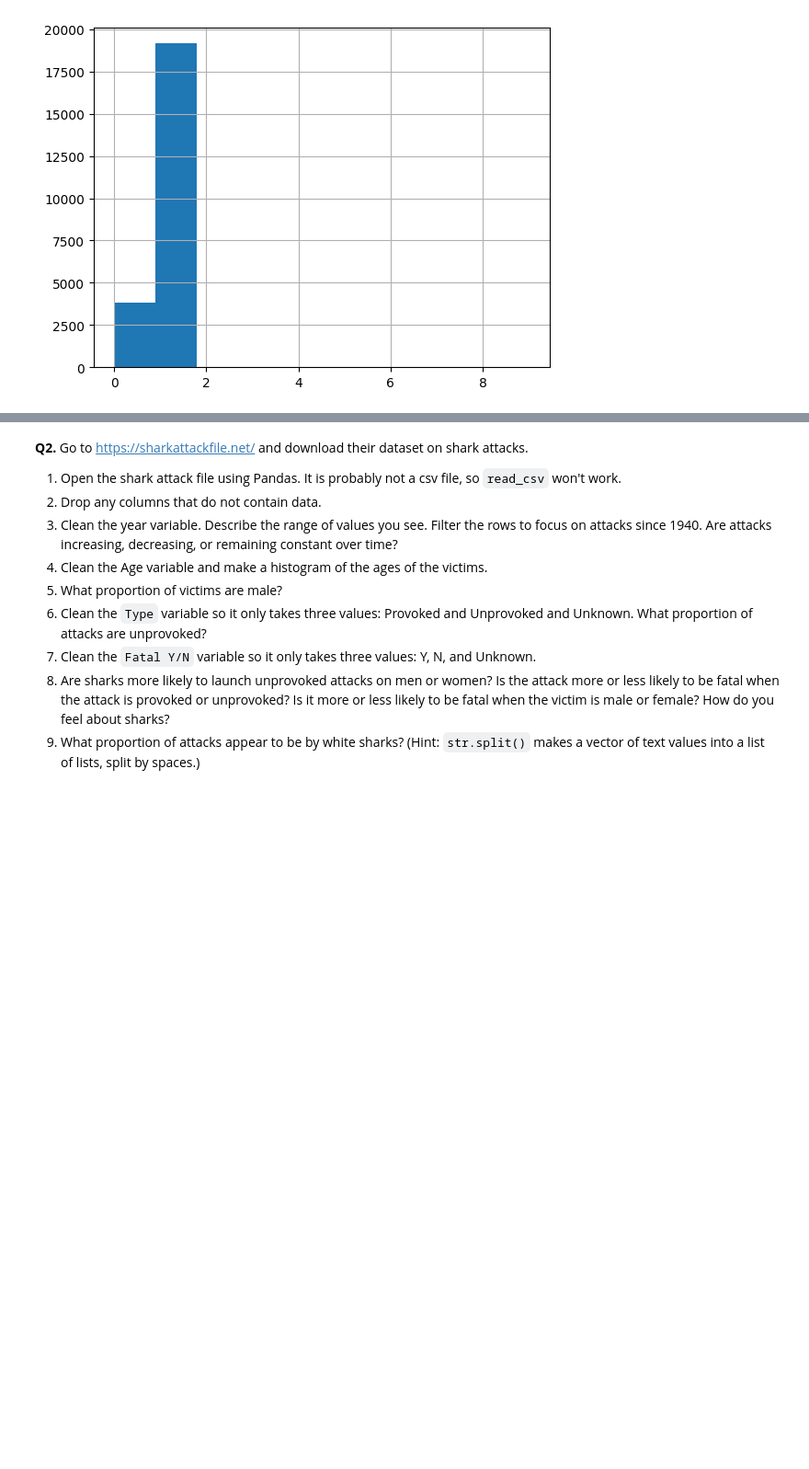
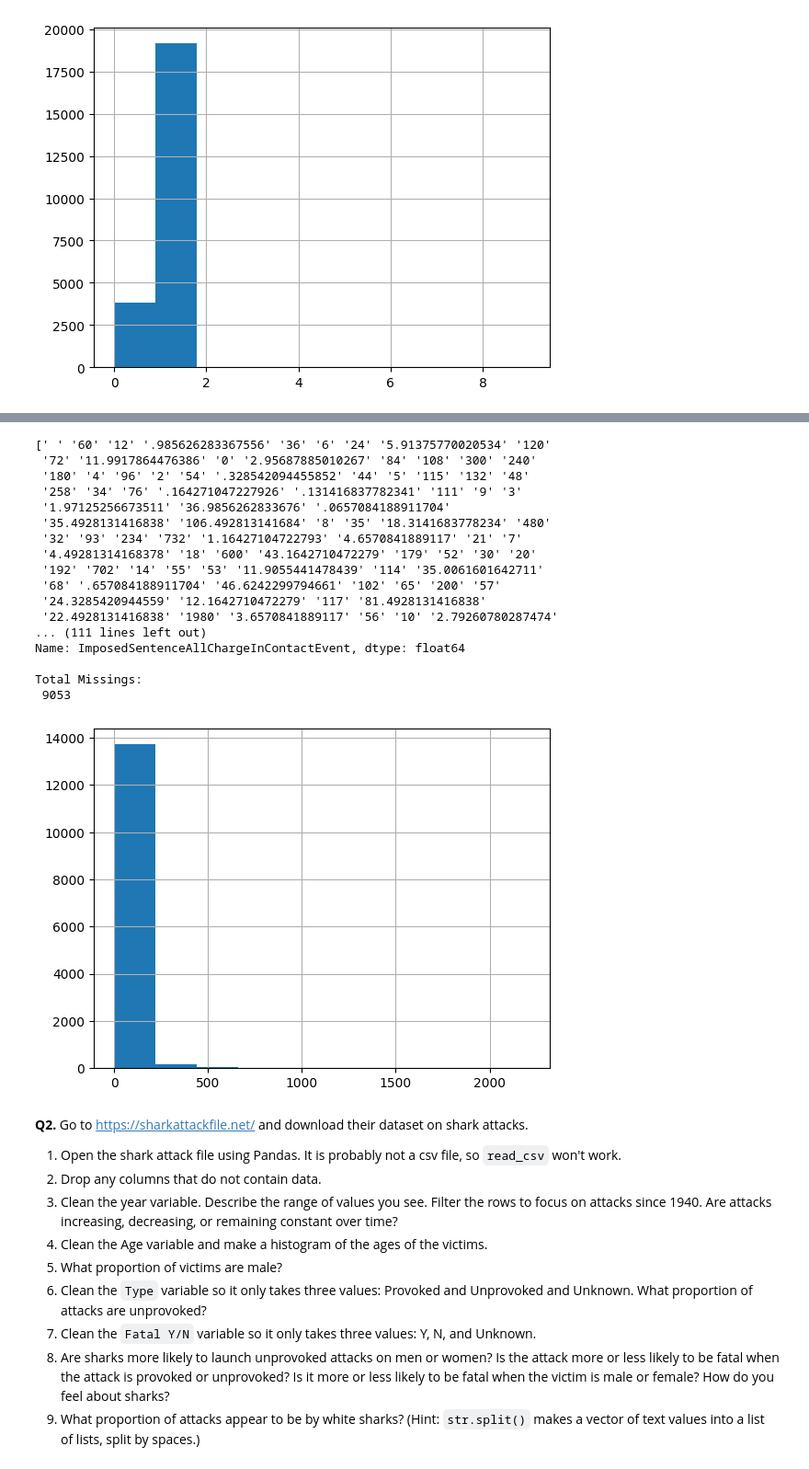
Before and after one commit to elyse-undan/wrangling, a Jupyter notebook: assignment/assignment.ipynb, the cells around one changed output, grey strips where cells are left out. Shown at 92% size. Saved outputs shown, nothing was run; the diff lists cells and outputs as text; code cells hidden in the pictures; blank space fills up the shorter version.

```diff
--- a/assignment/assignment.ipynb
+++ b/assignment/assignment.ipynb
@@ -156,3 +160,48 @@ Name: count, dtype: int64
+# %%
+import numpy as np
+import pandas as pd
+
+url = 'http://www.vcsc.virginia.gov/pretrialdataproject/October%202017%20Cohort_Virginia%20Pretrial%20Data%20Project_Deidentified%20FINAL%20Update_10272021.csv'
+df = pd.read_csv(url,low_memory=False) # Pandas downloads and loads the .csv file for you
+
+# df = pd.read_parquet('./data/justice_data.parquet') # If necessary...
+
+var = 'ImposedSentenceAllChargeInContactEvent'
+
+print(df[var].unique(),'\n')
+# print(df['SentenceTypeAllChargesAtConvictionInContactEvent'].unique(),'\n')
+print(df[var].value_counts(), '\n')
+
+df[var] = df[var].str.replace('$', '', regex=False).str.replace(',', '', regex=False)
+
+df[var] = pd.to_numeric(df[var], errors='coerce') # Coerce the variable to numeric
+df['charge_nan'] = df[var].isnull() # Equals 1 if missing, 0 if non-null
+
+# After coercion:
+print('After coercion: \n', df[var].describe(),'\n') # Describe the numeric variable
+df[var].hist() # Histogram of the variable values
+print('Total Missings: \n', sum(df['charge_nan']),'\n')
+
+df.to_csv('./data/justice_data_pt_2_cleaned.csv')
+# %% [output]
+[' ' '60' '12' '.985626283367556' '36' '6' '24' '5.91375770020534' '120'
+ '72' '11.9917864476386' '0' '2.95687885010267' '84' '108' '300' '240'
+ '180' '4' '96' '2' '54' '.328542094455852' '44' '5' '115' '132' '48'
+ '258' '34' '76' '.164271047227926' '.131416837782341' '111' '9' '3'
+ '1.97125256673511' '36.9856262833676' '.0657084188911704'
+ '35.4928131416838' '106.492813141684' '8' '35' '18.3141683778234' '480'
+ '32' '93' '234' '732' '1.16427104722793' '4.6570841889117' '21' '7'
+ '4.49281314168378' '18' '600' '43.1642710472279' '179' '52' '30' '20'
+ '192' '702' '14' '55' '53' '11.9055441478439' '114' '35.0061601642711'
+ '68' '.657084188911704' '46.6242299794661' '102' '65' '200' '57'
+ '24.3285420944559' '12.1642710472279' '117' '81.4928131416838'
+ '22.4928131416838' '1980' '3.6570841889117' '56' '10' '2.79260780287474'
+... (111 lines left out)
+Name: ImposedSentenceAllChargeInContactEvent, dtype: float64
+
+Total Missings:
+ 9053
+[figure, added]
 # %% [markdown]
 **Q2.** Go to https://sharkattackfile.net/ and download their dataset on shark attacks.
 
```
Also changed, not shown: parts of 1 cell of this notebook, 1 other file.
